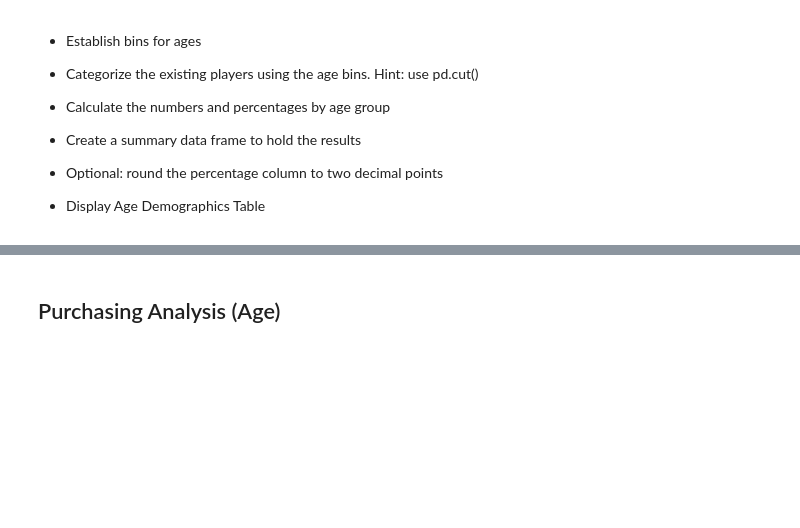
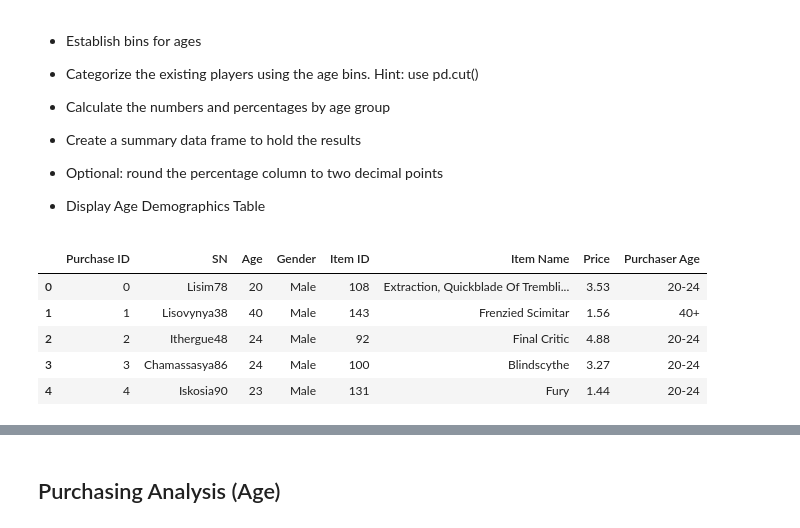
Before and after one commit to pasco27/pandas_homework, a Jupyter notebook: HerosOfPymoli/HeroesOfPymoli_starter.ipynb, the cells around one changed output, grey strips where cells are left out. Cells and saved outputs as stored; diff of their text form; code cells hidden in the pictures; blank space fills up the shorter version.

```diff
--- a/HerosOfPymoli/HeroesOfPymoli_starter.ipynb
+++ b/HerosOfPymoli/HeroesOfPymoli_starter.ipynb
@@ -381,3 +385,13 @@ summary_purchased_items
 bins = [0, 10, 14, 19, 24, 29, 34, 39, 100]
 
 group_names = ["<10", "10-14", "15-19", "20-24", "25-29", "30-34", "35-39", "40+"]
+# %%
+purchase_data["Purchaser Age"] = pd.cut(purchase_data["Age"], bins, labels = group_names)
+purchase_data.head()
+# %% [output]
+|  | Purchase ID | SN | Age | Gender | Item ID | Item Name | Price | Purchaser Age |
+| 0 | 0 | Lisim78 | 20 | Male | 108 | Extraction, Quickblade Of Trembli... | 3.53 | 20-24 |
+| 1 | 1 | Lisovynya38 | 40 | Male | 143 | Frenzied Scimitar | 1.56 | 40+ |
+| 2 | 2 | Ithergue48 | 24 | Male | 92 | Final Critic | 4.88 | 20-24 |
+| 3 | 3 | Chamassasya86 | 24 | Male | 100 | Blindscythe | 3.27 | 20-24 |
+| 4 | 4 | Iskosia90 | 23 | Male | 131 | Fury | 1.44 | 20-24 |
```
Also changed, not shown: parts of 5 cells of this notebook.
